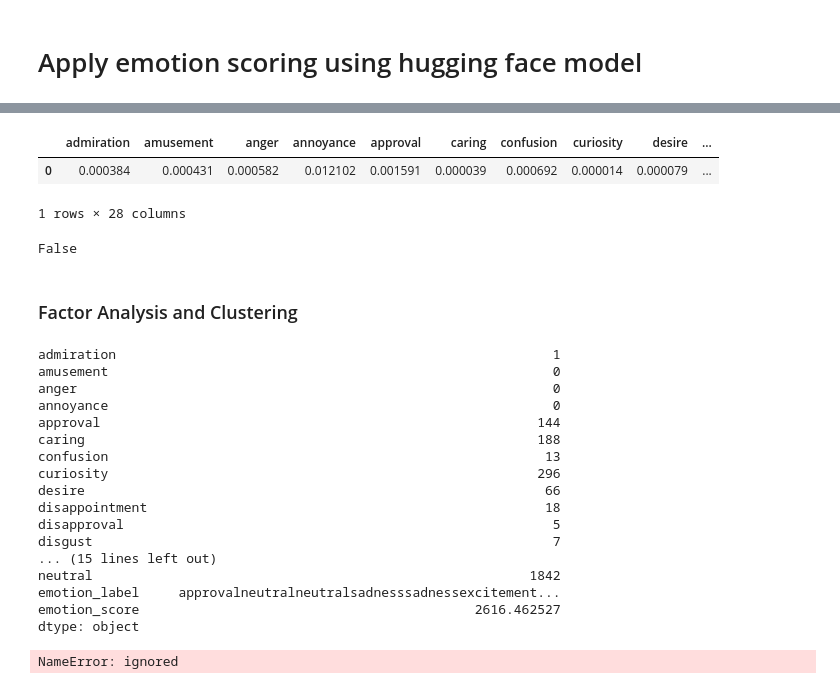
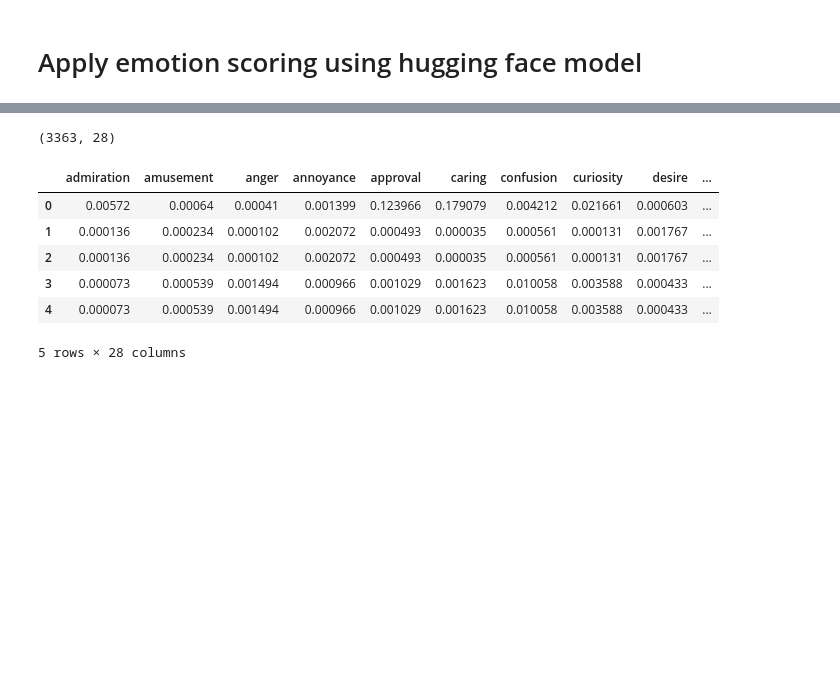
Before and after one commit to aliss77777/subject-line-tonality, a Jupyter notebook: 2_deep learning feature engineering.ipynb, the cells around one changed output, grey strips where cells are left out. Drawn from its saved outputs; the diff is of its cells as text; code cells hidden in the pictures; blank space fills up the shorter version.

```diff
--- a/2_deep learning feature engineering.ipynb
+++ b/2_deep learning feature engineering.ipynb
@@ -212,33 +173,15 @@ scores_WIP
-# %%
-scores_total = scores_total.append(scores_WIP, ignore_index=True)
-scores_total
-# %% [output]
-|  | admiration | amusement | anger | annoyance | approval | caring | confusion | curiosity | desire | ... |
-| 0 | 0.000384 | 0.000431 | 0.000582 | 0.012102 | 0.001591 | 0.000039 | 0.000692 | 0.000014 | 0.000079 | ... |
-1 rows × 28 columns
-# %%
-scores_total is scores_WIP
-# %% [output]
-False
-# %% [markdown]
-### Factor Analysis and Clustering
-# %%
-new_df.sum()
-# %% [output]
-admiration                                                        1
-amusement                                                         0
-anger                                                             0
-annoyance                                                         0
-approval                                                        144
-caring                                                          188
-confusion                                                        13
-curiosity                                                       296
-desire                                                           66
-disappointment                                                   18
-disapproval                                                       5
-disgust                                                           7
-... (15 lines left out)
-neutral                                                        1842
-emotion_label     approvalneutralneutralsadnesssadnessexcitement...
-emotion_score                                           2616.462527
-dtype: object
+# %%
+emotion_columns = build_classification_results_table(list(df.text))
+emotion_columns.shape
+# %% [output]
+(3363, 28)
+# %%
+emotion_columns.head()
+# %% [output]
+|  | admiration | amusement | anger | annoyance | approval | caring | confusion | curiosity | desire | ... |
+| 0 | 0.00572 | 0.00064 | 0.00041 | 0.001399 | 0.123966 | 0.179079 | 0.004212 | 0.021661 | 0.000603 | ... |
+| 1 | 0.000136 | 0.000234 | 0.000102 | 0.002072 | 0.000493 | 0.000035 | 0.000561 | 0.000131 | 0.001767 | ... |
+| 2 | 0.000136 | 0.000234 | 0.000102 | 0.002072 | 0.000493 | 0.000035 | 0.000561 | 0.000131 | 0.001767 | ... |
+| 3 | 0.000073 | 0.000539 | 0.001494 | 0.000966 | 0.001029 | 0.001623 | 0.010058 | 0.003588 | 0.000433 | ... |
+| 4 | 0.000073 | 0.000539 | 0.001494 | 0.000966 | 0.001029 | 0.001623 | 0.010058 | 0.003588 | 0.000433 | ... |
+5 rows × 28 columns
@@ -249,4 +191,0 @@ df.to_csv('original df.csv', index=False)
-# %%
-df.text[0:10].apply(get_emotion_label)
-# %% [output]
-NameError: ignored
```
Also changed, not shown: parts of 51 cells of this notebook, 4 other files.
